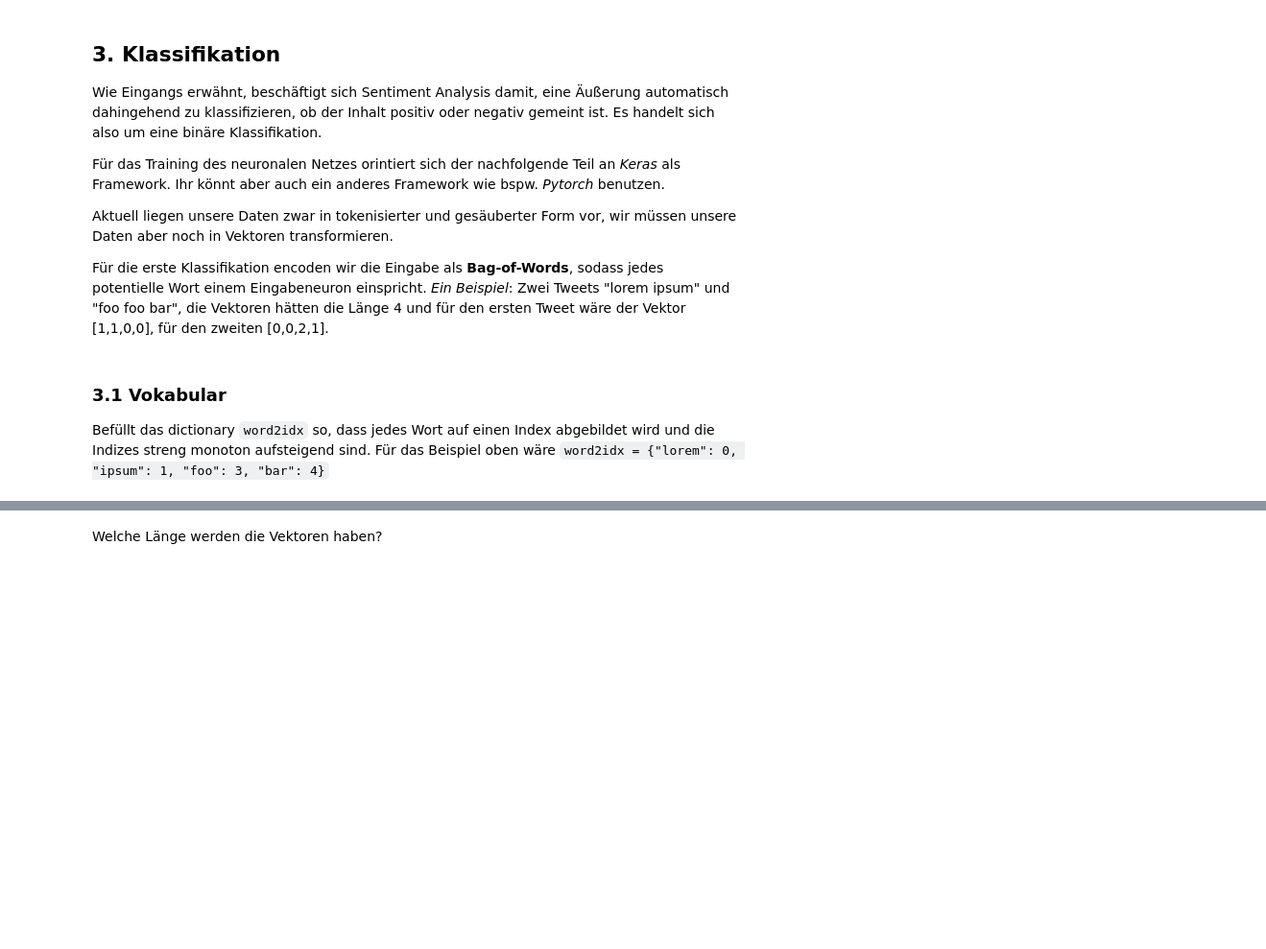
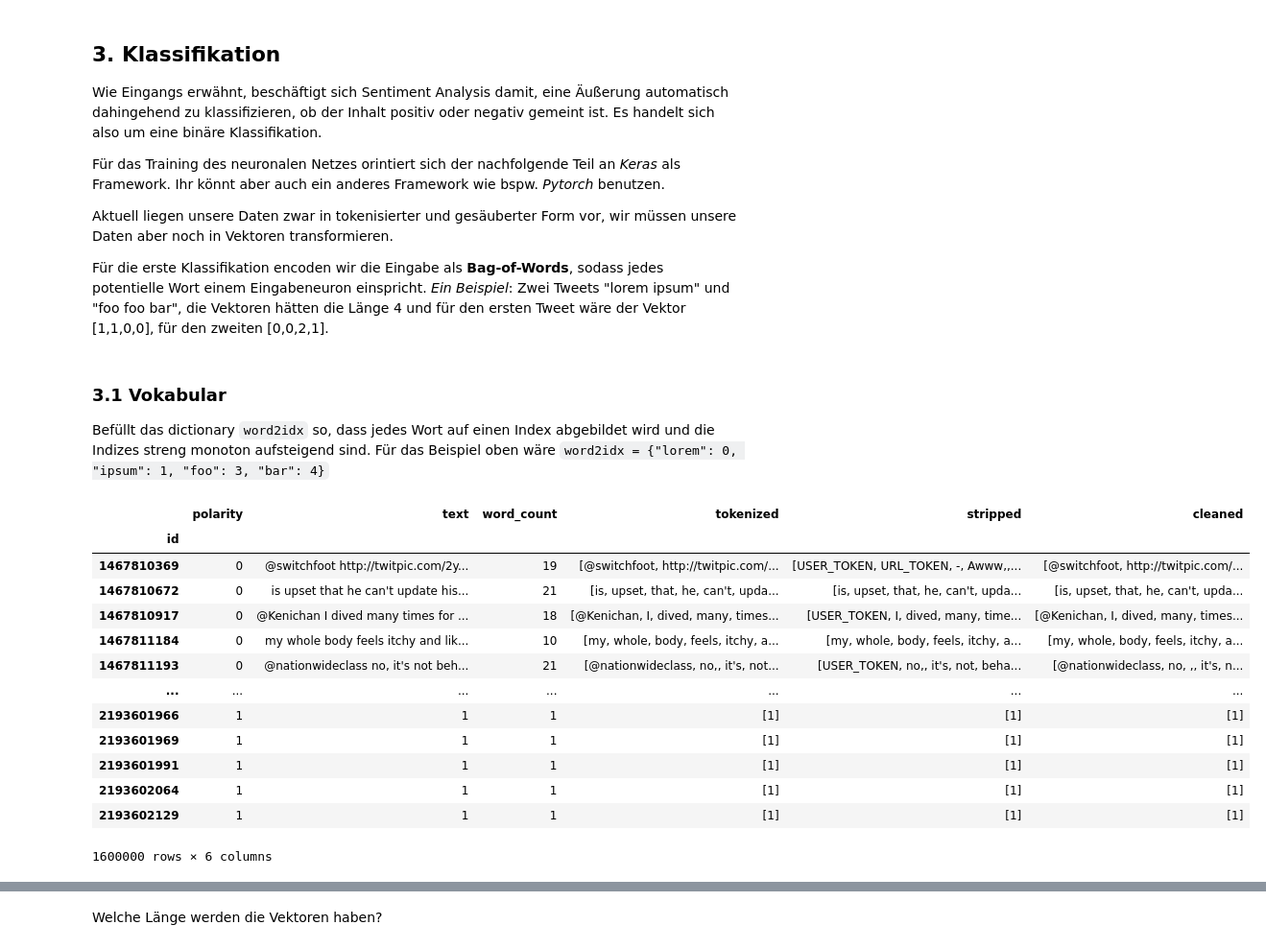
Before and after one commit to CronJorian/ai-lab, a Jupyter notebook: nlp/02_text_classification.ipynb, the cells around one changed output, grey strips where cells are left out. Shown at 96% size. Cells and saved outputs as stored; diff of their text form; code cells hidden in the pictures; blank space fills up the shorter version.

```diff
--- a/nlp/02_text_classification.ipynb
+++ b/nlp/02_text_classification.ipynb
@@ -219,5 +221,22 @@ Für die erste Klassifikation encoden wir die Eingabe als **Bag-of-Words**, soda
 ### 3.1 Vokabular
 
 Befüllt das dictionary `word2idx` so, dass jedes Wort auf einen Index abgebildet wird und die Indizes streng monoton aufsteigend sind. Für das Beispiel oben wäre `word2idx = {"lorem": 0, "ipsum": 1, "foo": 3, "bar": 4}`
+# %%
+df
+# %% [output]
+|  | polarity | text | word_count | tokenized | stripped | cleaned |
+| id |  |  |  |  |  |  |
+| 1467810369 | 0 | @switchfoot http://twitpic.com/2y... | 19 | [@switchfoot, http://twitpic.com/... | [USER_TOKEN, URL_TOKEN, -, Awww,,... | [@switchfoot, http://twitpic.com/... |
+| 1467810672 | 0 | is upset that he can't update his... | 21 | [is, upset, that, he, can't, upda... | [is, upset, that, he, can't, upda... | [is, upset, that, he, can't, upda... |
+| 1467810917 | 0 | @Kenichan I dived many times for ... | 18 | [@Kenichan, I, dived, many, times... | [USER_TOKEN, I, dived, many, time... | [@Kenichan, I, dived, many, times... |
+| 1467811184 | 0 | my whole body feels itchy and lik... | 10 | [my, whole, body, feels, itchy, a... | [my, whole, body, feels, itchy, a... | [my, whole, body, feels, itchy, a... |
+| 1467811193 | 0 | @nationwideclass no, it's not beh... | 21 | [@nationwideclass, no,, it's, not... | [USER_TOKEN, no,, it's, not, beha... | [@nationwideclass, no, ,, it's, n... |
+| ... | ... | ... | ... | ... | ... | ... |
+| 2193601966 | 1 | 1 | 1 | [1] | [1] | [1] |
+| 2193601969 | 1 | 1 | 1 | [1] | [1] | [1] |
+| 2193601991 | 1 | 1 | 1 | [1] | [1] | [1] |
+| 2193602064 | 1 | 1 | 1 | [1] | [1] | [1] |
+| 2193602129 | 1 | 1 | 1 | [1] | [1] | [1] |
+1600000 rows × 6 columns
 # %%
 word2idx = {word: index for index, word in enumerate(pd.value_counts([token for tokens in df["cleaned"] for token in tokens]).index)}  # TODO
```
Also changed, not shown: parts of 7 cells of this notebook, 1 other file.
